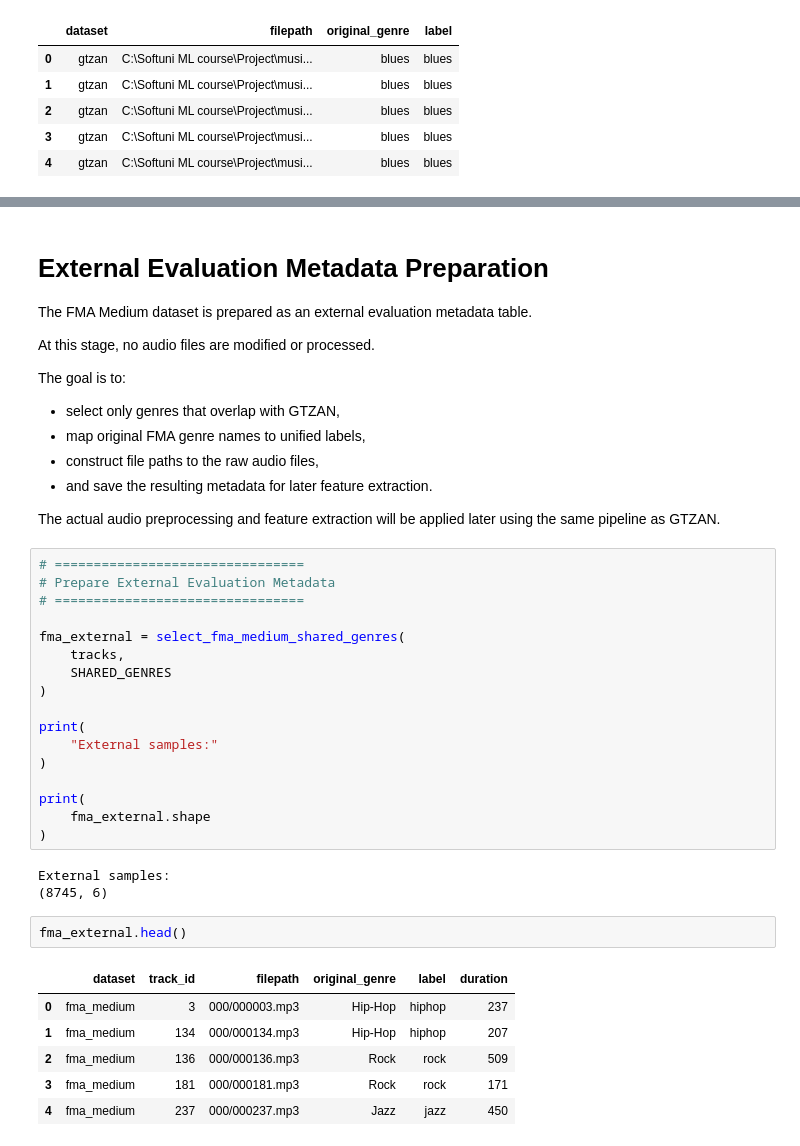
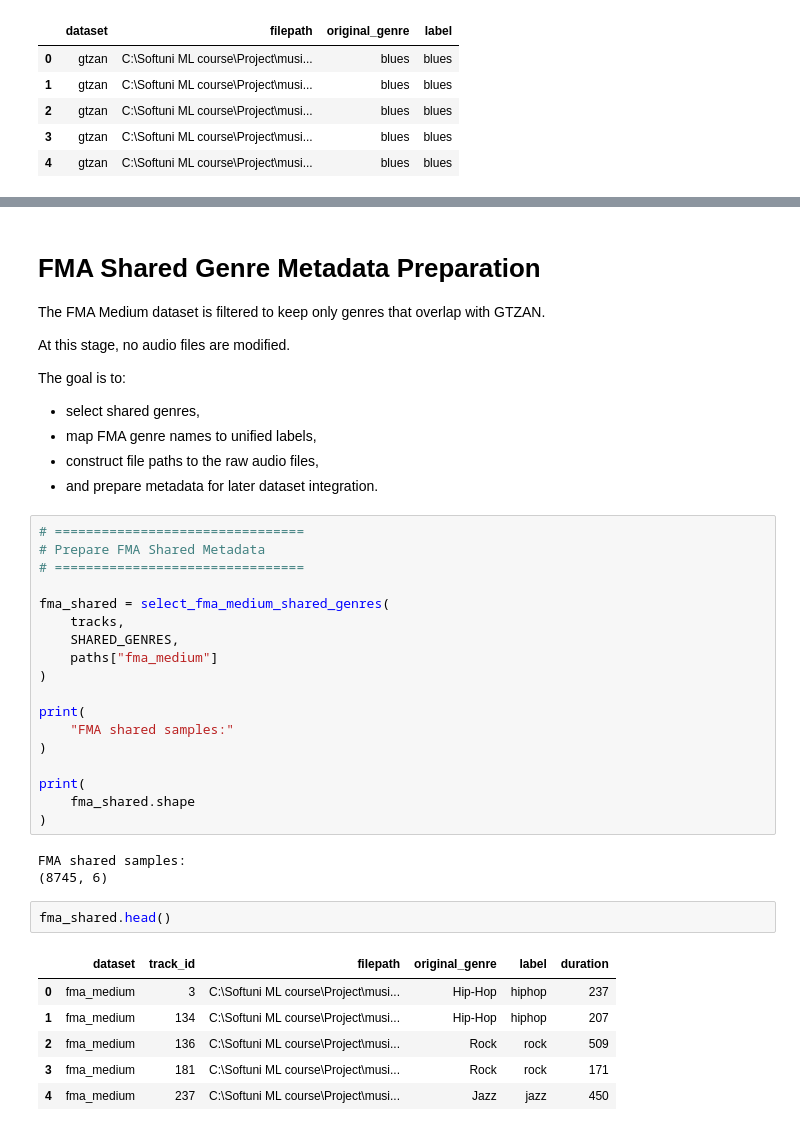
Before and after one commit to diotsonev91/music-genre-classification, a Jupyter notebook: notebooks/02_audio_preprocessing.ipynb, the cells around one changed output, grey strips where cells are left out. Cells and saved outputs as stored; diff of their text form.

```diff
--- a/notebooks/02_audio_preprocessing.ipynb
+++ b/notebooks/02_audio_preprocessing.ipynb
@@ -536,46 +418,45 @@ Only file paths and labels are saved. The raw audio files remain unchanged.
 # %% [markdown]
-# External Evaluation Metadata Preparation
+# FMA Shared Genre Metadata Preparation
 
-The FMA Medium dataset is prepared as an external evaluation metadata table.
+The FMA Medium dataset is filtered to keep only genres that overlap with GTZAN.
 
-At this stage, no audio files are modified or processed.
+At this stage, no audio files are modified.
 
 The goal is to:
 
-- select only genres that overlap with GTZAN,
-- map original FMA genre names to unified labels,
+- select shared genres,
+- map FMA genre names to unified labels,
 - construct file paths to the raw audio files,
-- and save the resulting metadata for later feature extraction.
-
-The actual audio preprocessing and feature extraction will be applied later using the same pipeline as GTZAN.
+- and prepare metadata for later dataset integration.
 # %%
 # ================================
-# Prepare External Evaluation Metadata
+# Prepare FMA Shared Metadata
 # ================================
 
-fma_external = select_fma_medium_shared_genres(
+fma_shared = select_fma_medium_shared_genres(
     tracks,
-    SHARED_GENRES
+    SHARED_GENRES,
+    paths["fma_medium"]
 )
 
 print(
-    "External samples:"
+    "FMA shared samples:"
 )
 
 print(
-    fma_external.shape
+    fma_shared.shape
 )
 # %% [output]
-External samples:
+FMA shared samples:
 (8745, 6)
 # %%
-fma_external.head()
+fma_shared.head()
 # %% [output]
 |  | dataset | track_id | filepath | original_genre | label | duration |
-| 0 | fma_medium | 3 | 000/000003.mp3 | Hip-Hop | hiphop | 237 |
-| 1 | fma_medium | 134 | 000/000134.mp3 | Hip-Hop | hiphop | 207 |
-| 2 | fma_medium | 136 | 000/000136.mp3 | Rock | rock | 509 |
-| 3 | fma_medium | 181 | 000/000181.mp3 | Rock | rock | 171 |
-| 4 | fma_medium | 237 | 000/000237.mp3 | Jazz | jazz | 450 |
+| 0 | fma_medium | 3 | C:\Softuni ML course\Project\musi... | Hip-Hop | hiphop | 237 |
+| 1 | fma_medium | 134 | C:\Softuni ML course\Project\musi... | Hip-Hop | hiphop | 207 |
+| 2 | fma_medium | 136 | C:\Softuni ML course\Project\musi... | Rock | rock | 509 |
+| 3 | fma_medium | 181 | C:\Softuni ML course\Project\musi... | Rock | rock | 171 |
+| 4 | fma_medium | 237 | C:\Softuni ML course\Project\musi... | Jazz | jazz | 450 |
 # %%
 # ================================
```
Also changed, not shown: parts of 25 cells of this notebook, 4 other files.
